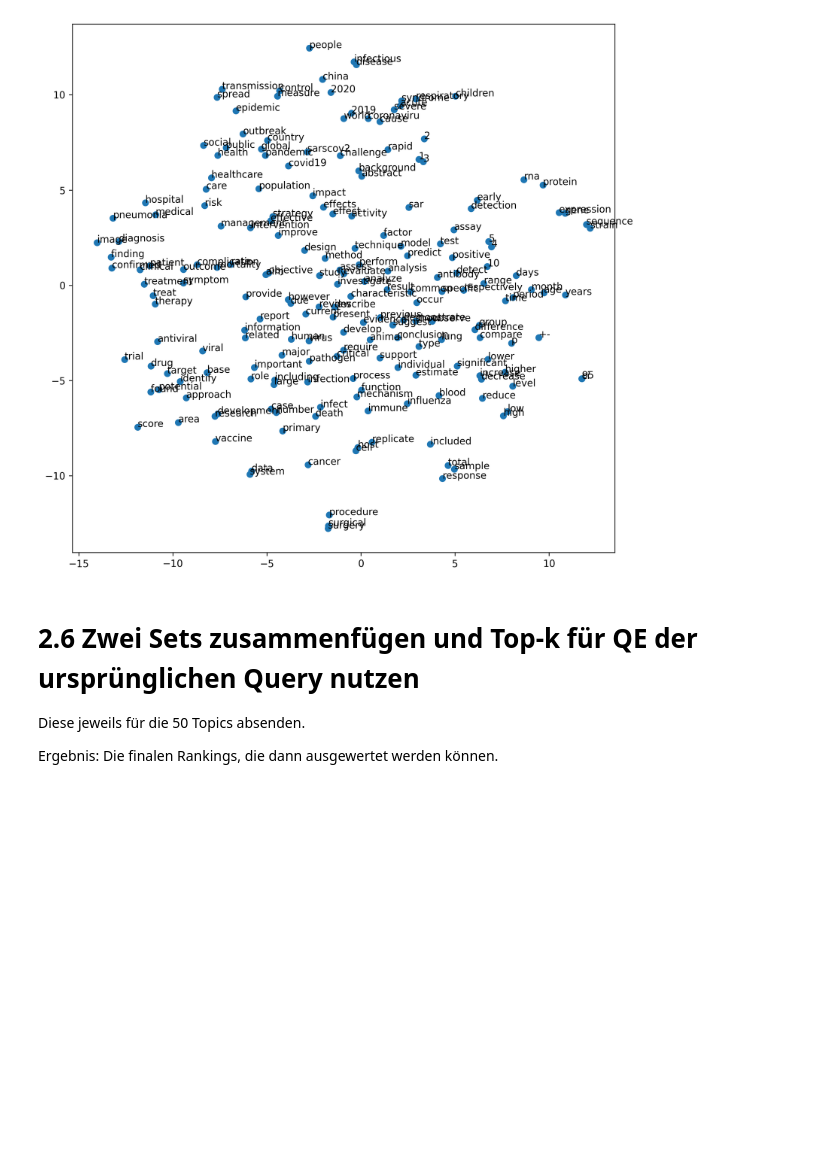
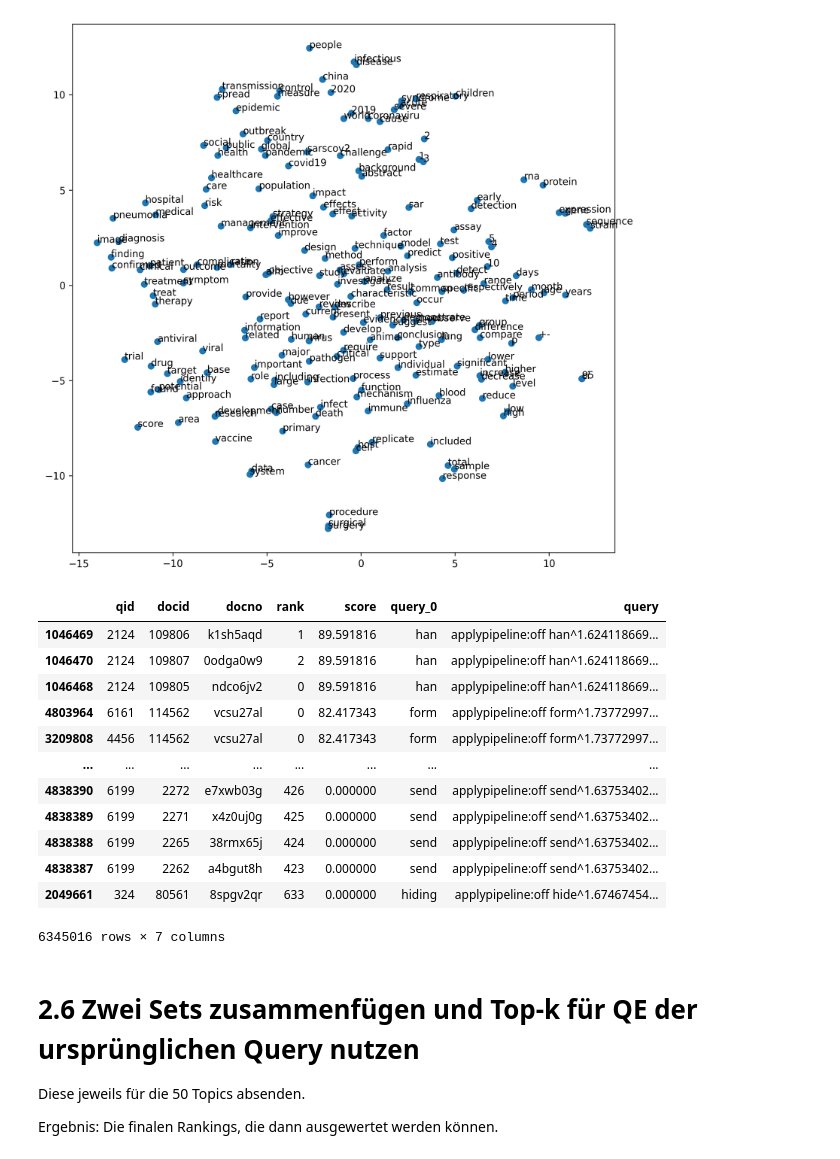
Before and after one commit to Trojan13/packgaabwir2022, a Jupyter notebook: approach.ipynb, the cells around one changed output. Saved outputs shown, nothing was run; the diff lists cells and outputs as text; code cells hidden in the pictures; blank space fills up the shorter version.

```diff
--- a/approach.ipynb
+++ b/approach.ipynb
@@ -610,6 +626,52 @@ for word, pos in vocab_df.iterrows():
     ax.annotate(word, pos)
 # %% [output]
 [figure]
+# %%
+# This code is used to expand the search terms by finding the most similar words to the terms in the corpus
+# and adding them to the list of search terms. The most similar words are found using the Word2Vec model
+# and the word embedding vectors are used to find the similar words. The similar words are filtered based on
+# a threshold value and the top MAX_EXPANSION_WORD_COUNT words are added to the search terms list.
+THRESHOLD = 0.8
+MAX_EXPANSION_WORD_COUNT = 5
+all_terms_expanded = []
+for term in all_terms:
+    try:
+        similar_words = abstracts_model.wv.most_similar(term)
+        filtered_similar_words = [word for word, score in similar_words if score > THRESHOLD]
+    except Exception as e:
+        all_terms_expanded.append(term)
+
+    all_terms_expanded.append(term)
+    all_terms_expanded = all_terms_expanded + filtered_similar_words[:MAX_EXPANSION_WORD_COUNT]
+# %%
+# Create a DataFrame with the query id and query terms
+# qid is the index of the query in the initial DataFrame, and is used as a key to join the two DataFrames
+# query is the query text, with terms expanded by the query expansion algorithm
+all_terms_expanded_df = pd.DataFrame([[i,str(x)] for i,x in enumerate(all_terms_expanded)], columns=["qid", "query"])
+# %%
+# Ranking
+bm25 = pt.BatchRetrieve(trec_covid_index, wmodel='BM25')
+bo1 = pt.rewrite.Bo1QueryExpansion(trec_covid_index)
+pipelineQE = bm25 >> bo1 >> bm25
+
+res = pipelineQE.transform(all_terms_expanded_df)
+all_terms_expanded_ranked_results = res.sort_values(by="score", ascending=False)
+# %%
+all_terms_expanded_ranked_results
+# %% [output]
+|  | qid | docid | docno | rank | score | query_0 | query |
+| 1046469 | 2124 | 109806 | k1sh5aqd | 1 | 89.591816 | han | applypipeline:off han^1.624118669... |
+| 1046470 | 2124 | 109807 | 0odga0w9 | 2 | 89.591816 | han | applypipeline:off han^1.624118669... |
+| 1046468 | 2124 | 109805 | ndco6jv2 | 0 | 89.591816 | han | applypipeline:off han^1.624118669... |
+| 4803964 | 6161 | 114562 | vcsu27al | 0 | 82.417343 | form | applypipeline:off form^1.73772997... |
+| 3209808 | 4456 | 114562 | vcsu27al | 0 | 82.417343 | form | applypipeline:off form^1.73772997... |
+| ... | ... | ... | ... | ... | ... | ... | ... |
+| 4838390 | 6199 | 2272 | e7xwb03g | 426 | 0.000000 | send | applypipeline:off send^1.63753402... |
+| 4838389 | 6199 | 2271 | x4z0uj0g | 425 | 0.000000 | send | applypipeline:off send^1.63753402... |
+| 4838388 | 6199 | 2265 | 38rmx65j | 424 | 0.000000 | send | applypipeline:off send^1.63753402... |
+| 4838387 | 6199 | 2262 | a4bgut8h | 423 | 0.000000 | send | applypipeline:off send^1.63753402... |
+| 2049661 | 324 | 80561 | 8spgv2qr | 633 | 0.000000 | hiding | applypipeline:off hide^1.67467454... |
+6345016 rows × 7 columns
 # %% [markdown]
 # 2.6 Zwei Sets zusammenfügen und Top-k für QE der ursprünglichen Query nutzen
 
```
Also changed, not shown: parts of 2 cells of this notebook, 2 other files.
